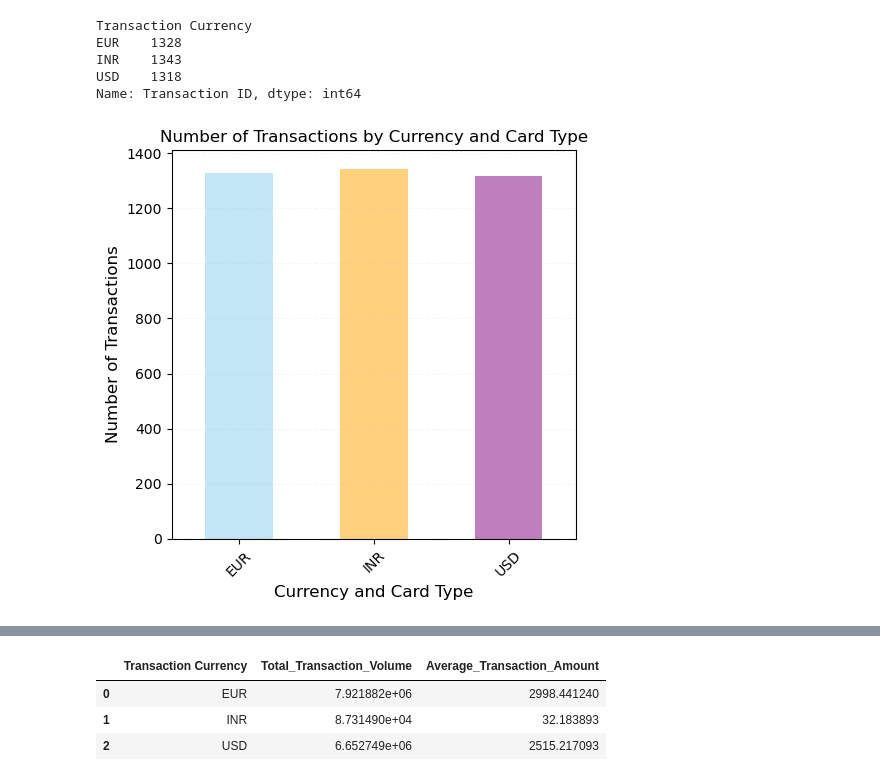
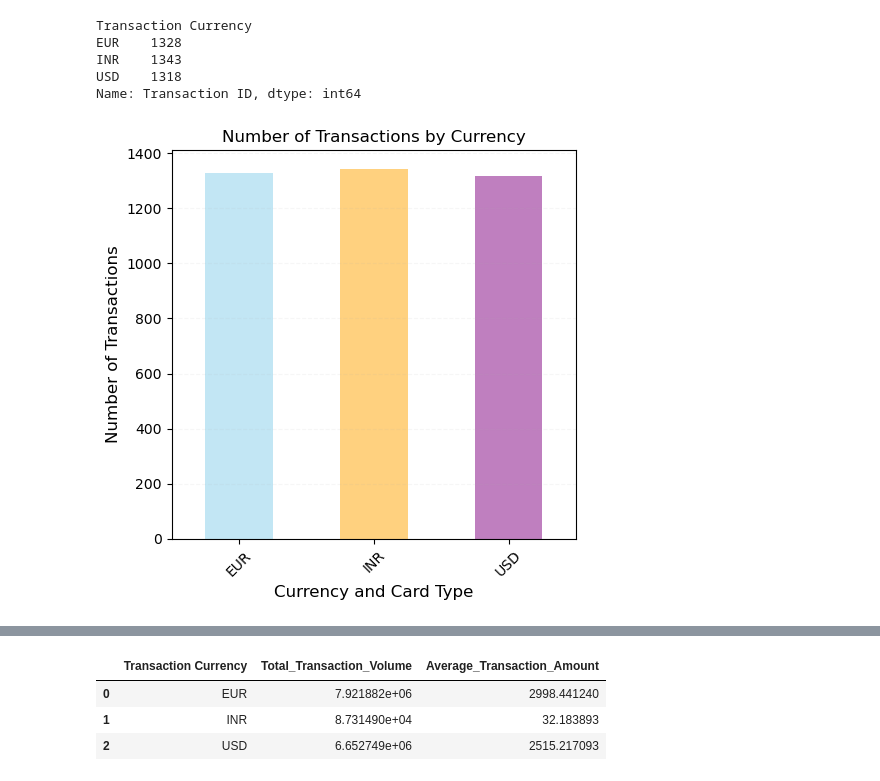
Before and after one commit to Ernawaty2024/project_1_CC_Fraud_analysis, a Jupyter notebook: project1.ipynb, the cells around one changed output, grey strips where cells are left out. Cells and saved outputs as stored; diff of their text form; code cells hidden in the pictures.

```diff
--- a/project1.ipynb
+++ b/project1.ipynb
@@ -204,25 +208,25 @@ Name: Transaction ID, dtype: int64
 # %%
 plt.figure(figsize=(5, 5))
 
 # Plot the bar chart
 currency_vs_trnsxn.plot(kind="bar",color=['skyblue', 'orange', 'purple'],alpha=0.5)
 
 # Add labels and title
 plt.xlabel('Currency and Card Type', fontsize=12)
 plt.ylabel('Number of Transactions', fontsize=12)
-plt.title('Number of Transactions by Currency and Card Type', fontsize=12)
+plt.title('Number of Transactions by Currency', fontsize=12)
 
 # Rotate x-axis labels for better readability
 plt.xticks(rotation=45)
 
 # Show gridlines
 plt.grid(axis='y', linestyle='--', alpha=0.1)
 
 # Show plot
 plt.tight_layout()
 plt.show()
 # %% [output]
-[figure, old version]
+[figure, new version]
 # %%
 # Exchange rates to USD (example rates, replace with actual rates)
 exchange_rates = {
```
Also changed, not shown: parts of 11 cells of this notebook, 2 other files.
